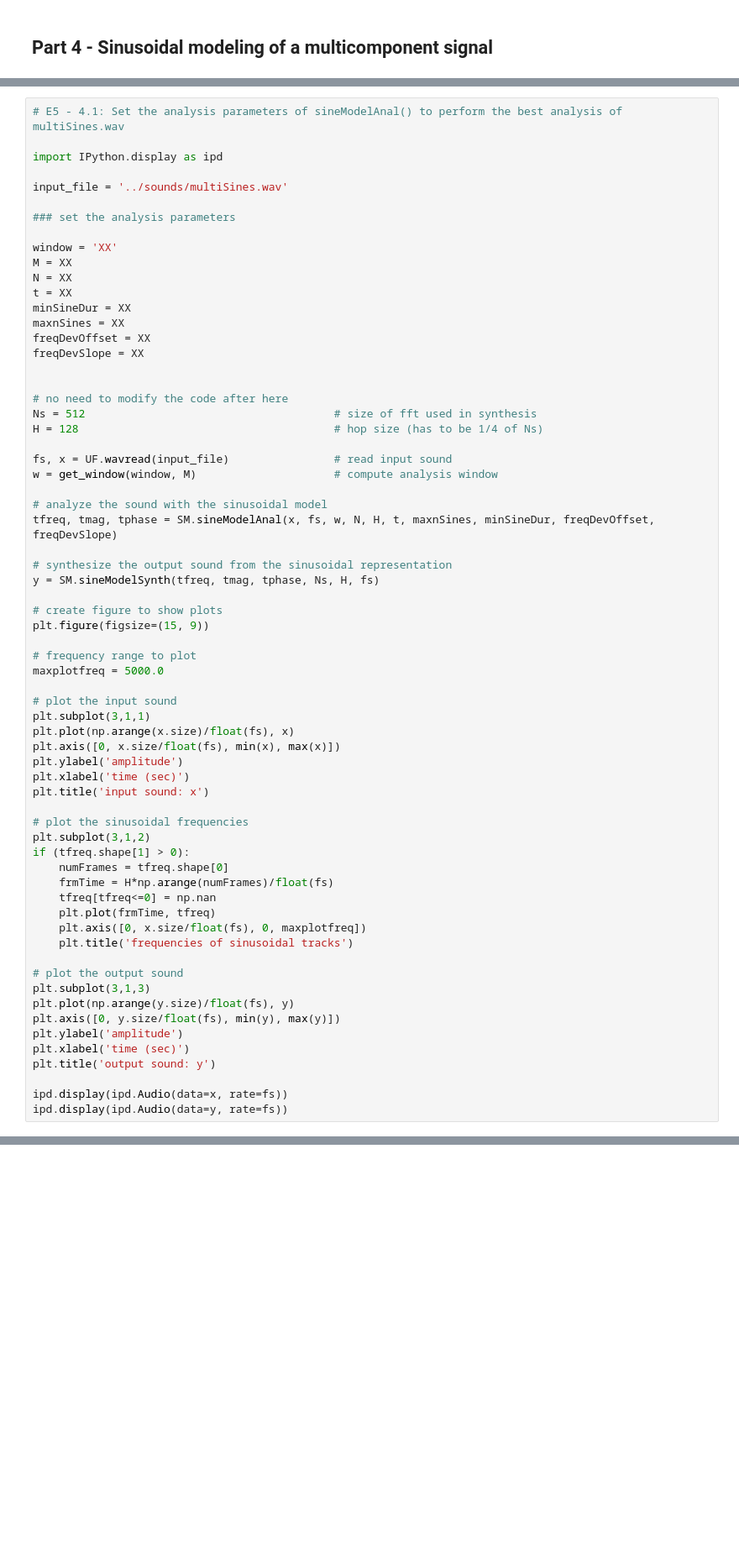
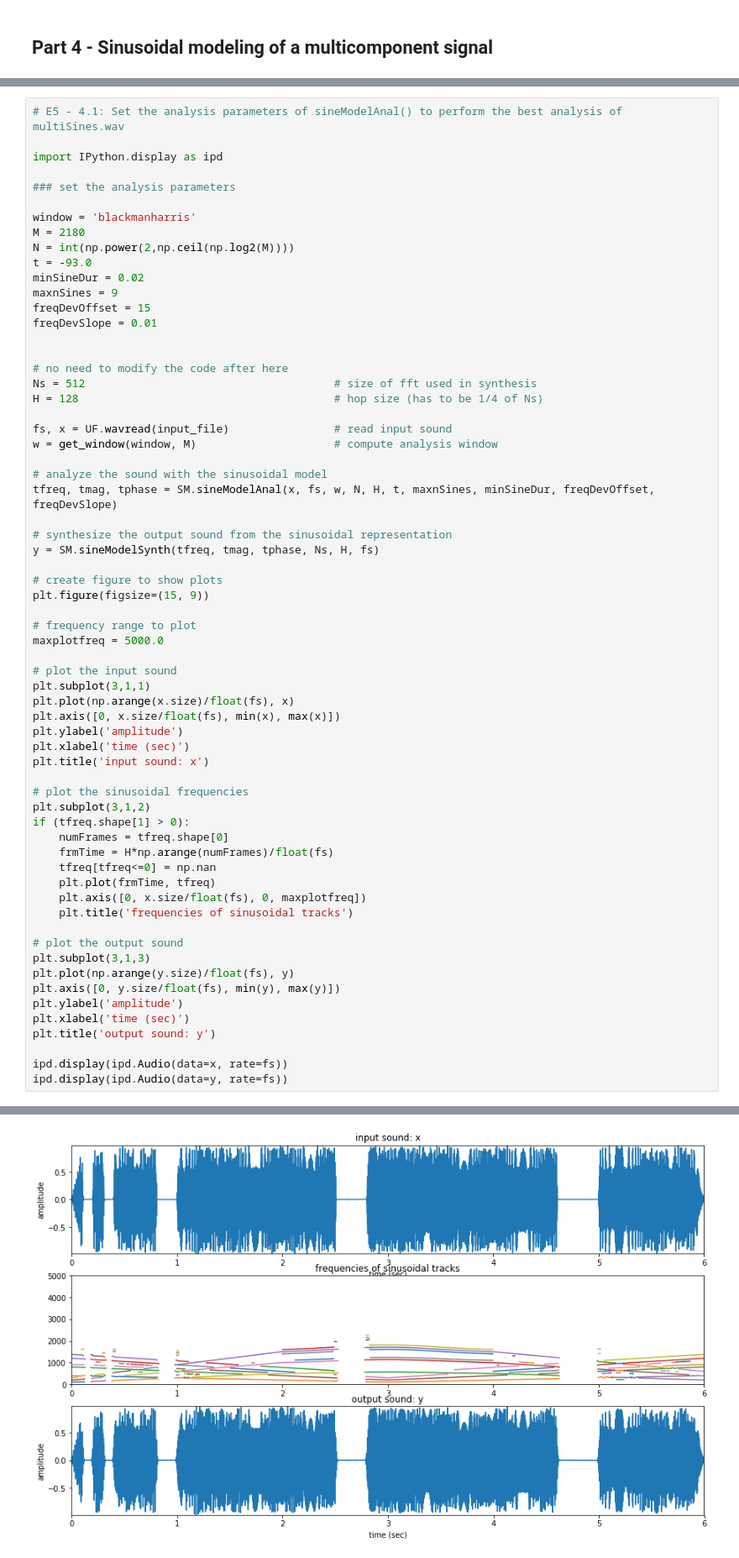
Before and after one commit to RamanS11/sms-tools, a Jupyter notebook: notebooks/E5-Sinusoidal-model.ipynb, the cells around one changed output, grey strips where cells are left out. Shown at 84% size. Cells and saved outputs as stored; diff of their text form; blank space fills up the shorter version.

```diff
--- a/notebooks/E5-Sinusoidal-model.ipynb
+++ b/notebooks/E5-Sinusoidal-model.ipynb
@@ -418,18 +422,16 @@ We have written a basic code for sinusoidal analysis, you are free to modify it.
 
 import IPython.display as ipd
 
-input_file = '../sounds/multiSines.wav'
-
 ### set the analysis parameters
 
-window = 'XX'
-M = XX
-N = XX
-t = XX
-minSineDur = XX
-maxnSines = XX
-freqDevOffset = XX
-freqDevSlope = XX
+window = 'blackmanharris'
+M = 2180
+N = int(np.power(2,np.ceil(np.log2(M))))
+t = -93.0
+minSineDur = 0.02
+maxnSines = 9
+freqDevOffset = 15
+freqDevSlope = 0.01
 
 
 # no need to modify the code after here
@@ -479,3 +481,4 @@ plt.title('output sound: y')
 
 ipd.display(ipd.Audio(data=x, rate=fs))
 ipd.display(ipd.Audio(data=y, rate=fs))
+# %% [output]
@@ -481,0 +487 @@ ipd.display(ipd.Audio(data=y, rate=fs))
+[figure, added]
```
Also changed, not shown: parts of 4 cells of this notebook, 1 other file.
